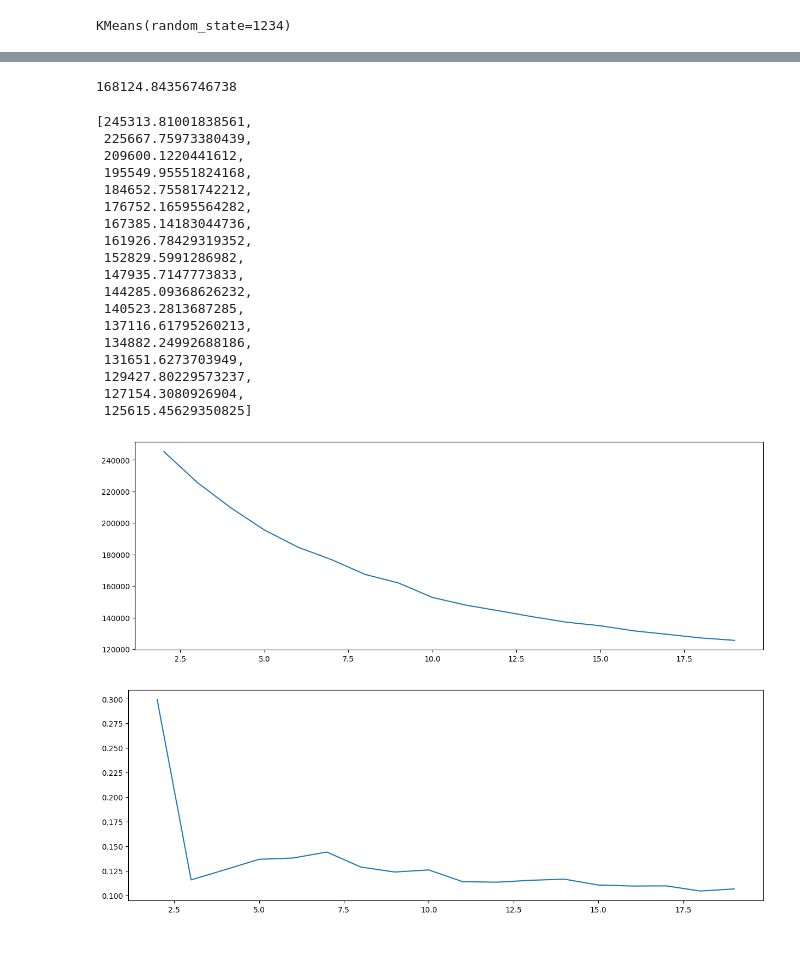
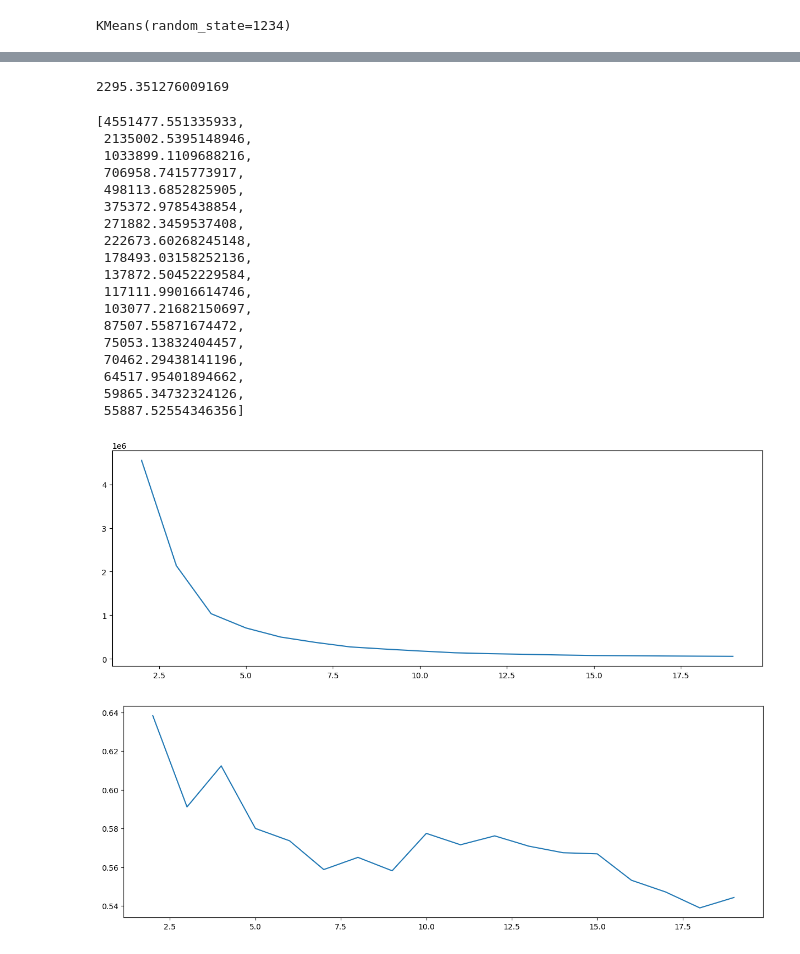
Before and after one commit to ironhack-labs/lab-unsupervised-learning-intro, a Jupyter notebook: lab26.ipynb, the cells around one changed output, grey strips where cells are left out. Drawn from its saved outputs; the diff is of its cells as text; code cells hidden in the pictures.

```diff
--- a/lab26.ipynb
+++ b/lab26.ipynb
@@ -178,0 +136,3 @@ pd.DataFrame(X_prep)
+# %%
+Numericals = df.select_dtypes(include=[np.number])
+Numericals.head()
@@ -178,0 +146,10 @@ pd.DataFrame(X_prep)
+# %%
+from sklearn.preprocessing import MinMaxScaler
+
+Normalized=Numericals
+scaler = MinMaxScaler()
+
+for col in Numericals.columns:
+    Normalized[col] = scaler.fit_transform(Numericals[[col]])
+
+Normalized.head()
@@ -179,6 +163,6 @@ pd.DataFrame(X_prep)
 # %%
 kmeans = KMeans(n_clusters = 8, random_state = 1234)
-kmeans.fit(X_prep)
+kmeans.fit(Normalized)
 # %% [output]
 KMeans(random_state=1234)
 # %%
@@ -215,53 +202,53 @@ X_data
 # %%
 kmeans.inertia_
 # %% [output]
-168124.84356746738
+2295.351276009169
 # %%
 K = range(2,20)
 inertia = []
 
 for k in K:
     kmeans = KMeans(n_clusters = k)
-    kmeans.fit(X_prep)
+    kmeans.fit(Normalized)
     inertia.append(kmeans.inertia_)
 
 inertia
 # %% [output]
-[245313.81001838561,
- 225667.75973380439,
- 209600.1220441612,
- 195549.95551824168,
- 184652.75581742212,
- 176752.16595564282,
- 167385.14183044736,
- 161926.78429319352,
- 152829.5991286982,
- 147935.7147773833,
- 144285.09368626232,
- 140523.2813687285,
- 137116.61795260213,
- 134882.24992688186,
- 131651.6273703949,
- 129427.80229573237,
- 127154.3080926904,
- 125615.45629350825]
+[4551477.551335933,
+ 2135002.5395148946,
+ 1033899.1109688216,
+ 706958.7415773917,
+ 498113.6852825905,
+ 375372.9785438854,
+ 271882.3459537408,
+ 222673.60268245148,
+ 178493.03158252136,
+ 137872.50452229584,
+ 117111.99016614746,
+ 103077.21682150697,
+ 87507.55871674472,
+ 75053.13832404457,
+ 70462.29438141196,
+ 64517.95401894662,
+ 59865.34732324126,
+ 55887.52554346356]
 # %%
 plt.figure(figsize = (15, 5))
 plt.plot(K, inertia)
 plt.show()
 # %% [output]
-[figure, old version]
+[figure, new version]
 # %%
 K = range(2,20)
 silhouette = []
 
 for k in K:
     kmeans = KMeans (n_clusters = k, random_state = 1234)
-    kmeans.fit(X_prep)
-    silhouette.append(silhouette_score(X_prep, kmeans.predict(X_prep)))
+    kmeans.fit(Normalized)
+    silhouette.append(silhouette_score(Normalized, kmeans.predict(Normalized)))
 
 plt.figure(figsize = (15, 5))
 plt.plot(K, silhouette)
 plt.show()
 # %% [output]
-[figure, old version]
+[figure, new version]
```
Also changed, not shown: parts of 19 cells of this notebook, 4 other files.
